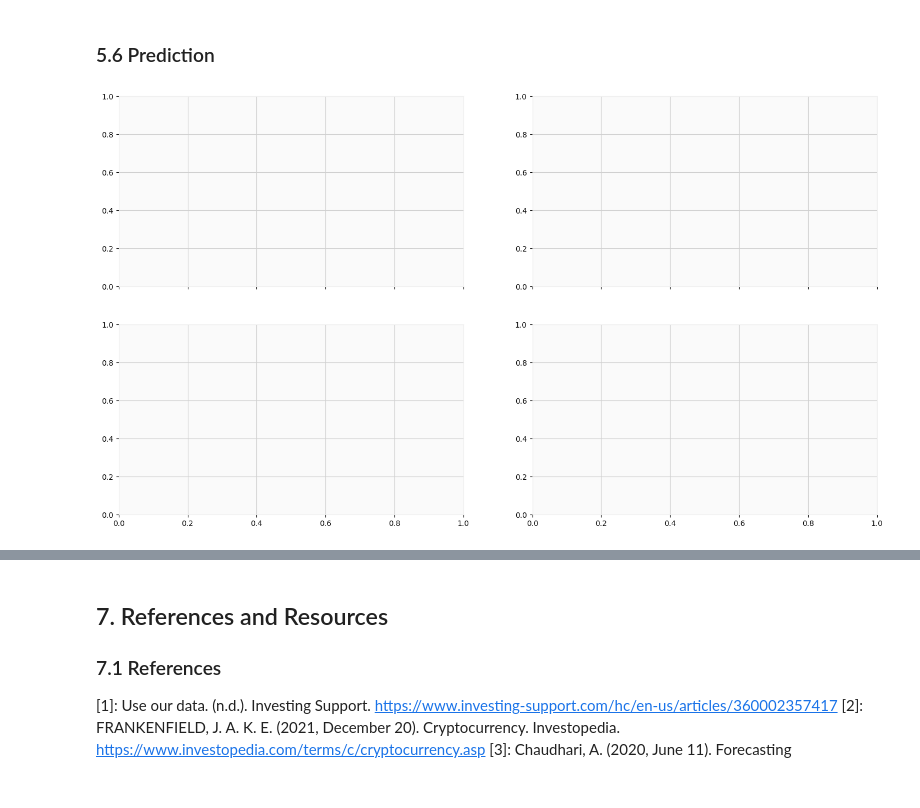
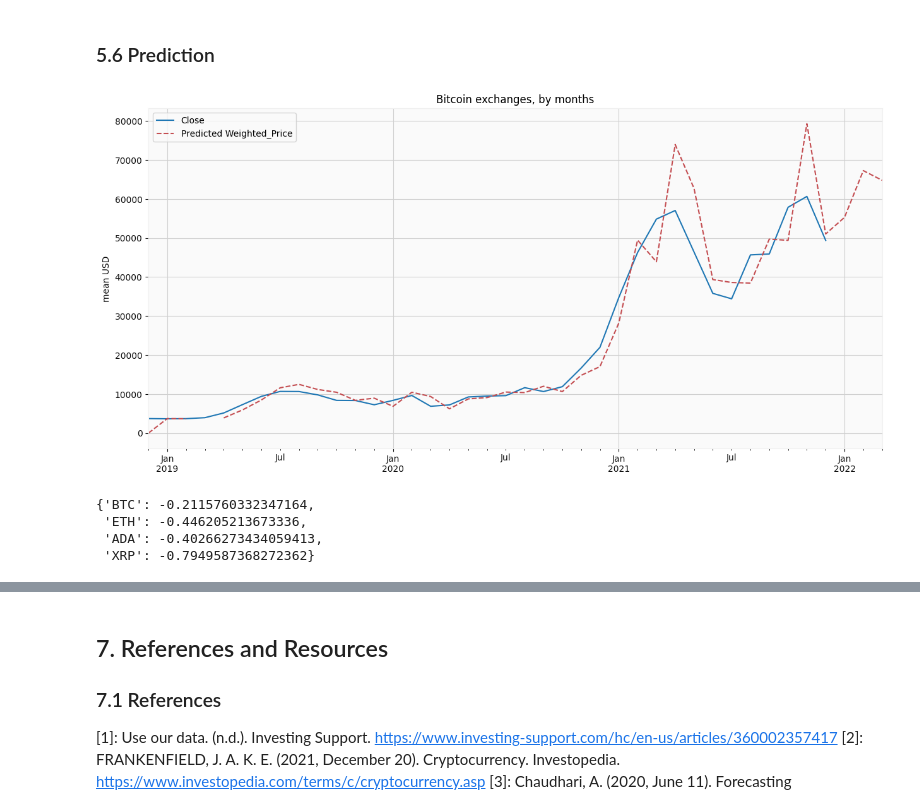
Before and after one commit to gshudhanshu/CM2015-Programming-with-data_Mid-term, a Jupyter notebook: CM2015_Mid-term.ipynb, the cells around one changed output, grey strips where cells are left out. Drawn from its saved outputs; the diff is of its cells as text; code cells hidden in the pictures.

```diff
--- a/CM2015_Mid-term.ipynb
+++ b/CM2015_Mid-term.ipynb
@@ -442,8 +442,9 @@ The Dickey–Fuller test gives us the p values. For seasonal chart we can see th
 ### 5.2 Box-Cox Transformations
 A Box Cox transformation turns non-normal dependent variables into normal shapes. Many statistical approaches rely on the assumption of normality; if our data isn't normal, using a Box-Cox allows us to conduct a larger number of tests.
 # %%
+lmbda = {}
 for mean in monthMean:
-    monthMean[mean]['close_box'], lmbda = scipy.stats.boxcox(monthMean[mean].Close)
+    monthMean[mean]['close_box'], lmbda[mean] = scipy.stats.boxcox(monthMean[mean].Close)
     print(('Dickey–Fuller test for ' + mean + ': p=%f') % adfuller(monthMean[mean].close_box)[1])
 # %% [output]
 Dickey–Fuller test for BTC: p=0.726818
@@ -653,38 +658,41 @@ Dickey–Fuller test for XRP: p=0.000000
 # %% [markdown]
 ### 5.6 Prediction
 # %%
-fig, axes = plt.subplots(ncols=2, nrows=2, sharex=True, figsize=(18,10))
+# fig, axes = plt.subplots(ncols=2, nrows=2, sharex=True, figsize=(18,10))
 
 
 # Inverse Box-Cox Transformation Function
 def invboxcox(y,lmbda):
    if lmbda == 0:
       return(np.exp(y))
    else:
       return(np.exp(np.log(lmbda*y+1)/lmbda))
 
 # Prediction
 
-# for symbol in monthMean:
-#
-#     btc_month_sarima = monthMean[symbol][['Close']]
-#     date_list = [datetime(2022, 1, 30), datetime(2022, 2, 28), datetime(2022, 3, 30)]
-#     future = pd.DataFrame(index=date_list, columns= monthMean[symbol].columns)
-#     btc_month_sarima = pd.concat([btc_month_sarima, future])
-#
-#     btc_month_sarima['forecast'] = invBoxcox(best_models[symbol].predict(start=12, end=75), lmbda)
-#
-#     btc_month_sarima.Close.plot(linewidth=3)
-#     btc_month_sarima.forecast.plot(color='r', ls='--', label='forecast', linewidth=3)
-#     plt.legend()
-#     plt.title('Bitcoin Monthly Close Forecast')
-#
-#
-# plt.ylabel('USD')
-# plt.grid()
-# plt.show()
+# Prediction
+df_month2 = monthMean['BTC'][['Close']]
+date_list = [datetime(2022, 1, 31), datetime(2022, 2, 28), datetime(2022, 3, 31)]
+future = pd.DataFrame(index=date_list, columns= monthMean['BTC'].columns)
+df_month2 = pd.concat([df_month2, future])
+df_month2['forecast'] = invboxcox(best_models['BTC'].predict(start=datetime(2018, 12, 31), end=datetime(2022, 3, 31)), lmbda['BTC'])
+plt.figure(figsize=(15,7))
+df_month2.Close.plot()
+df_month2.forecast.plot(color='r', ls='--', label='Predicted Weighted_Price')
+plt.legend()
+plt.title('Bitcoin exchanges, by months')
+plt.ylabel('mean USD')
+plt.show()
+
+df_month2['forecast']
+best_models['BTC'].predict(start=datetime(2018, 12, 31), end=datetime(2022, 3, 31))
+lmbda
 # %% [output]
-[figure, old version]
+[figure, new version]
+{'BTC': -0.2115760332347164,
+ 'ETH': -0.446205213673336,
+ 'ADA': -0.40266273434059413,
+ 'XRP': -0.7949587368272362}
 # %%
 # Prediction
 btc_month_pred = monthMean['BTC'][['Close']]
```
Also changed, not shown: parts of 4 cells of this notebook.
